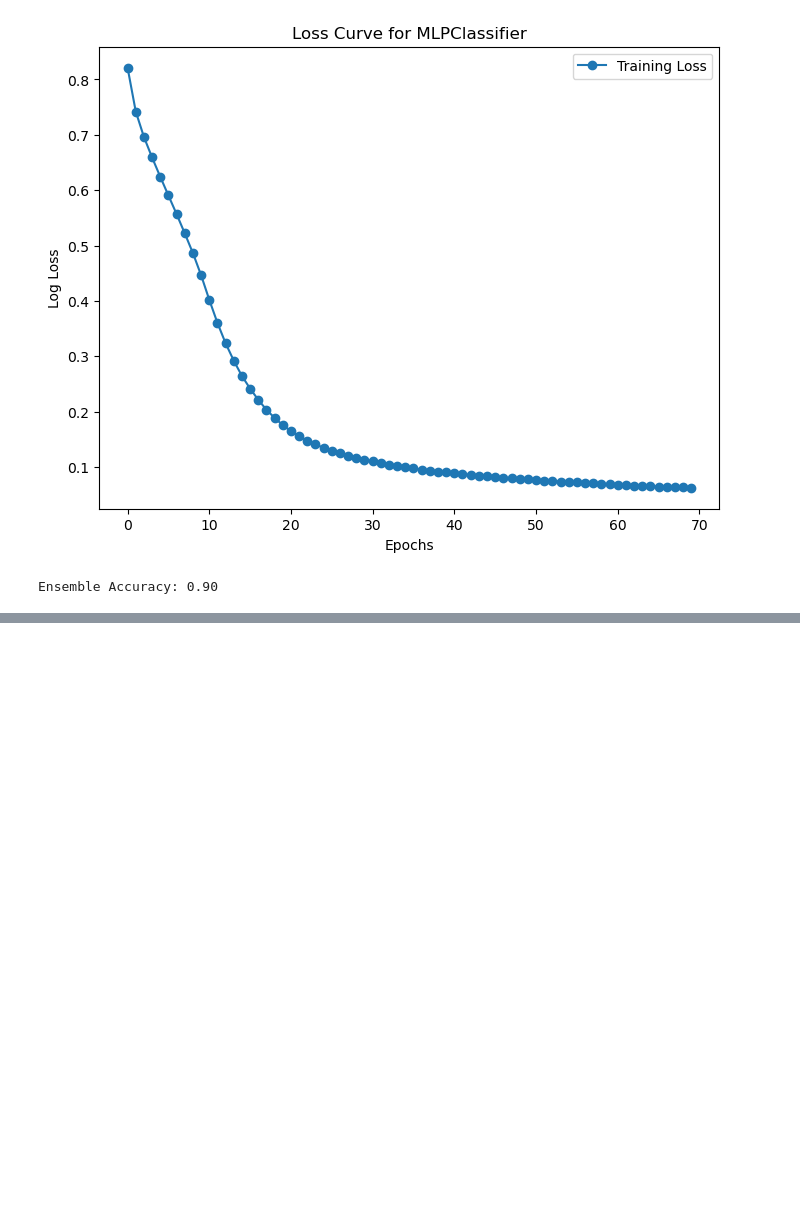
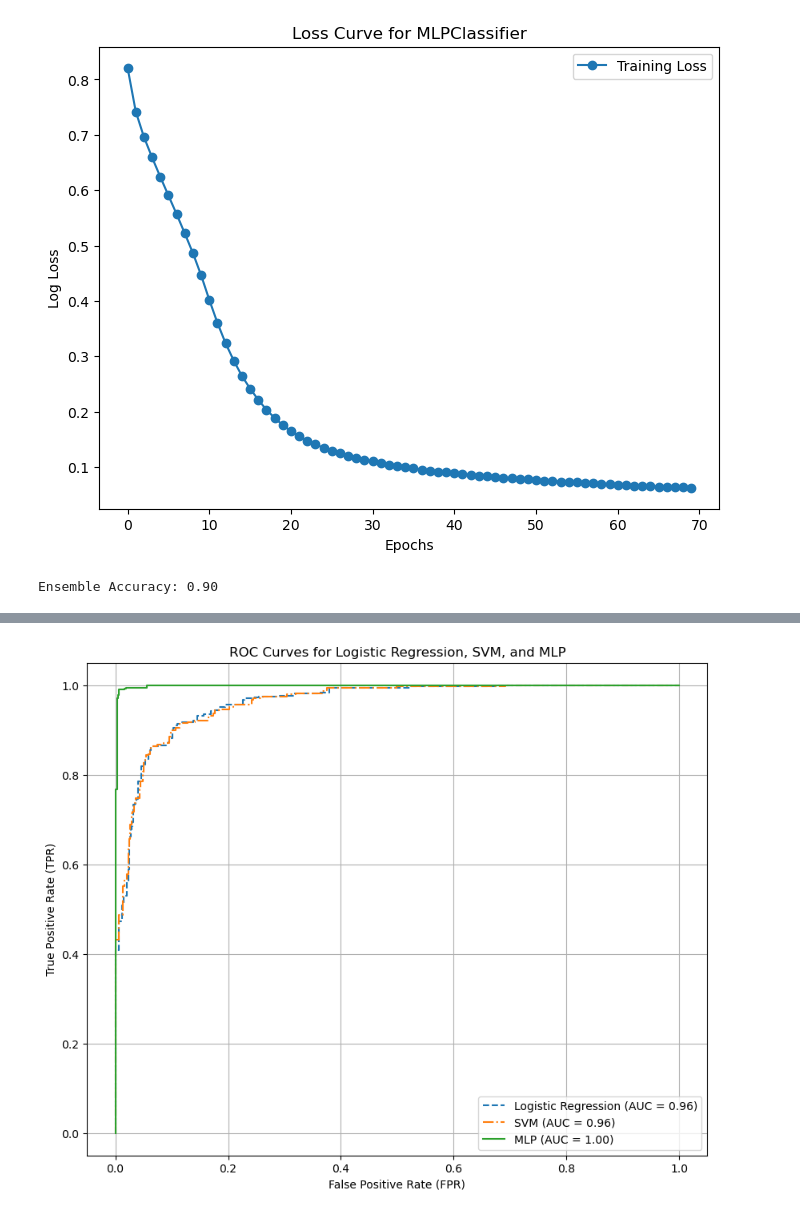
Before and after one commit to mohameA337/OncoPredict, a Jupyter notebook: OncoPredict.ipynb, the cells around one changed output, grey strips where cells are left out. Cells and saved outputs as stored; diff of their text form; code cells hidden in the pictures; blank space fills up the shorter version.

```diff
--- a/OncoPredict.ipynb
+++ b/OncoPredict.ipynb
@@ -352,11 +367,11 @@ correlation
 # %%
 X_train, X_test, y_train, y_test = train_test_split(X, y, test_size=0.2, random_state=42)
 
-model = LogisticRegression()
-model.fit(X_train, y_train)
+logistic_model = LogisticRegression()
+logistic_model.fit(X_train, y_train)
 
 # Make predictions
-y_pred = model.predict(X_test)
+y_pred = logistic_model.predict(X_test)
 
 # Evaluate the model
 # %%
@@ -389,10 +433,10 @@ testing using svm
 # %%
 X_train, X_test, y_train, y_test = train_test_split(X, y, test_size=0.2, random_state=42)
 from sklearn.svm import LinearSVC
-model = LinearSVC(C=1, random_state=42)
-model.fit(X_train, y_train)
-train_predictions = model.predict(X_train)
-test_predictions = model.predict(X_test)
+svm_model = LinearSVC(C=1, random_state=42)
+svm_model.fit(X_train, y_train)
+train_predictions = svm_model.predict(X_train)
+test_predictions = svm_model.predict(X_test)
 
 # Calculate accuracy
 train_accuracy = accuracy_score(y_train, train_predictions)
@@ -455,12 +502,12 @@ X_train_full, X_test, y_train_full, y_test = train_test_split(X, y, test_size=0.
 X_train, X_val, y_train, y_val = train_test_split(X_train_full, y_train_full, test_size=0.2, random_state=42, stratify=y_train_full)
 
 # Adjust MLP structure with increased dropout and regularization
-model = MLPClassifier(hidden_layer_sizes=(16, 8), activation='relu', solver='adam',
+mlp_model = MLPClassifier(hidden_layer_sizes=(16, 8), activation='relu', solver='adam',
                       max_iter=500, random_state=42, alpha=0.5, early_stopping=True,
                       validation_fraction=0.2)
 
 # Train the model
-model.fit(X_train, y_train)
+mlp_model.fit(X_train, y_train)
 
 # Evaluate performance
 # %% [output]
@@ -540,0 +630,39 @@ Ensemble Accuracy: 0.90
+# %%
+from sklearn.metrics import roc_curve, roc_auc_score
+import matplotlib.pyplot as plt
+
+# Replace these with your actual true labels and predicted probabilities
+y_true = y_test  # Assuming y_test contains the true labels for your test set
+y_pred_lr = logistic_model.predict_proba(X_test)[:, 1]  # Extract probabilities for class 1
+decision_scores = svm_model.decision_function(X_test)  # Get decision scores
+scaler = MinMaxScaler()  # Normalize to a range of 0 to 1
+y_pred_svm = scaler.fit_transform(decision_scores.reshape(-1, 1)).flatten()
+y_pred_mlp = mlp_model.predict_proba(X_test)[:, 1]  # Extract probabilities for class 1
+
+# Compute ROC curve and AUC for Logistic Regression
+fpr_lr, tpr_lr, _ = roc_curve(y_true, y_pred_lr)
+auc_lr = roc_auc_score(y_true, y_pred_lr)
+
+# Compute ROC curve and AUC for SVM
+fpr_svm, tpr_svm, _ = roc_curve(y_true, y_pred_svm)
+auc_svm = roc_auc_score(y_true, y_pred_svm)
+
+# Compute ROC curve and AUC for MLP
+fpr_mlp, tpr_mlp, _ = roc_curve(y_true, y_pred_mlp)
+auc_mlp = roc_auc_score(y_true, y_pred_mlp)
+
+# Plot ROC Curves
+plt.figure(figsize=(10, 8))
+plt.plot(fpr_lr, tpr_lr, label=f'Logistic Regression (AUC = {auc_lr:.2f})', linestyle='--')
+plt.plot(fpr_svm, tpr_svm, label=f'SVM (AUC = {auc_svm:.2f})', linestyle='-.')
+plt.plot(fpr_mlp, tpr_mlp, label=f'MLP (AUC = {auc_mlp:.2f})', linestyle='-')
+
+plt.title('ROC Curves for Logistic Regression, SVM, and MLP')
+plt.xlabel('False Positive Rate (FPR)')
+plt.ylabel('True Positive Rate (TPR)')
+plt.legend(loc='lower right')
+plt.grid()
+plt.savefig('ROC_Curves_Logistic_SVM_MLP.png')
+plt.show()
+# %% [output]
+[figure, added]
```
Also changed, not shown: parts of 10 cells of this notebook.
